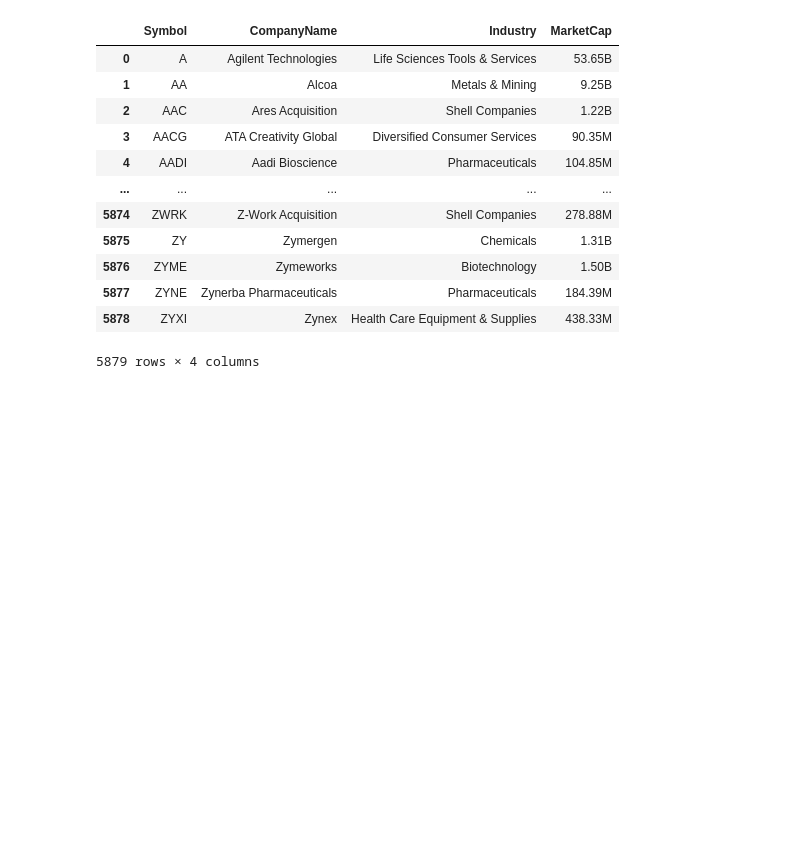
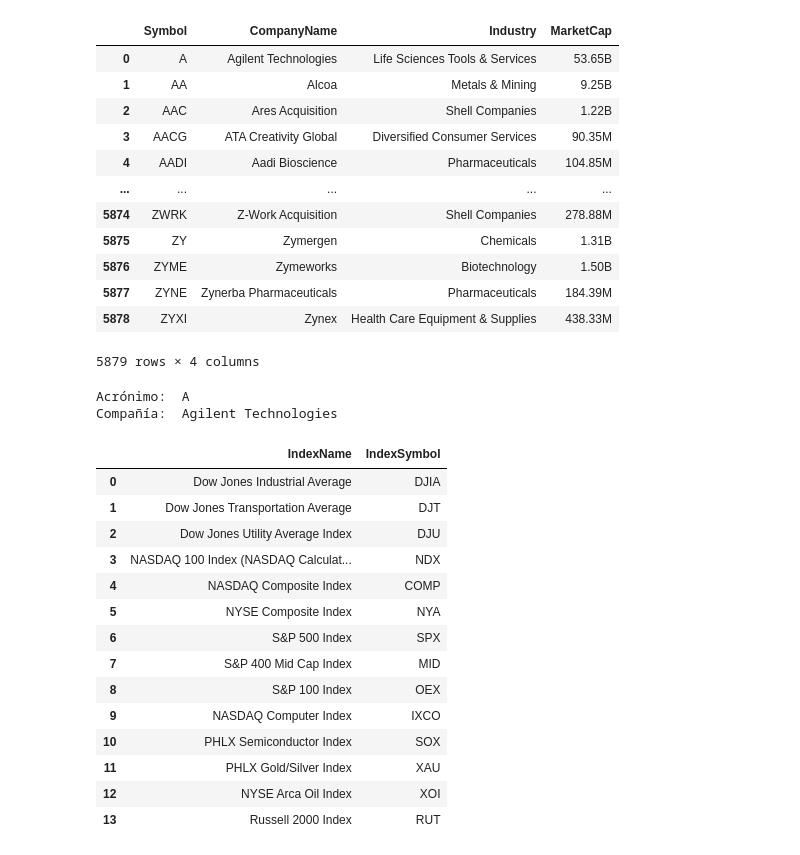
Before and after one commit to Detective-Ryuzak1/Machine-Learnig-examples, a Jupyter notebook: NLP/nlp.ipynb, the cells around one changed output. Cells and saved outputs as stored; diff of their text form; code cells hidden in the pictures; blank space fills up the shorter version.

```diff
--- a/NLP/nlp.ipynb
+++ b/NLP/nlp.ipynb
@@ -1824,3 +1824,33 @@ df
 | 5877 | ZYNE | Zynerba Pharmaceuticals | Pharmaceuticals | 184.39M |
 | 5878 | ZYXI | Zynex | Health Care Equipment & Supplies | 438.33M |
 5879 rows × 4 columns
+# %%
+# Convertir la columna 'Symbol' del DataFrame 'df' en una lista
+symbols = df.Symbol.tolist()
+# Convertir la columna 'CompanyName' del DataFrame 'df' en una lista
+companies = df.CompanyName.tolist()
+
+print ("Acrónimo: ", symbols[0])
+print ("Compañía: ", companies[0])
+# %% [output]
+Acrónimo:  A
+Compañía:  Agilent Technologies
+# %%
+df2 = pd.read_csv("indexes.tsv", sep="\t")
+df2
+# %% [output]
+|  | IndexName | IndexSymbol |
+| 0 | Dow Jones Industrial Average | DJIA |
+| 1 | Dow Jones Transportation Average | DJT |
+| 2 | Dow Jones Utility Average Index | DJU |
+| 3 | NASDAQ 100 Index (NASDAQ Calculat... | NDX |
+| 4 | NASDAQ Composite Index | COMP |
+| 5 | NYSE Composite Index | NYA |
+| 6 | S&P 500 Index | SPX |
+| 7 | S&P 400 Mid Cap Index | MID |
+| 8 | S&P 100 Index | OEX |
+| 9 | NASDAQ Computer Index | IXCO |
+| 10 | PHLX Semiconductor Index | SOX |
+| 11 | PHLX Gold/Silver Index | XAU |
+| 12 | NYSE Arca Oil Index | XOI |
+| 13 | Russell 2000 Index | RUT |
```
Also changed, not shown: parts of 6 cells of this notebook.
